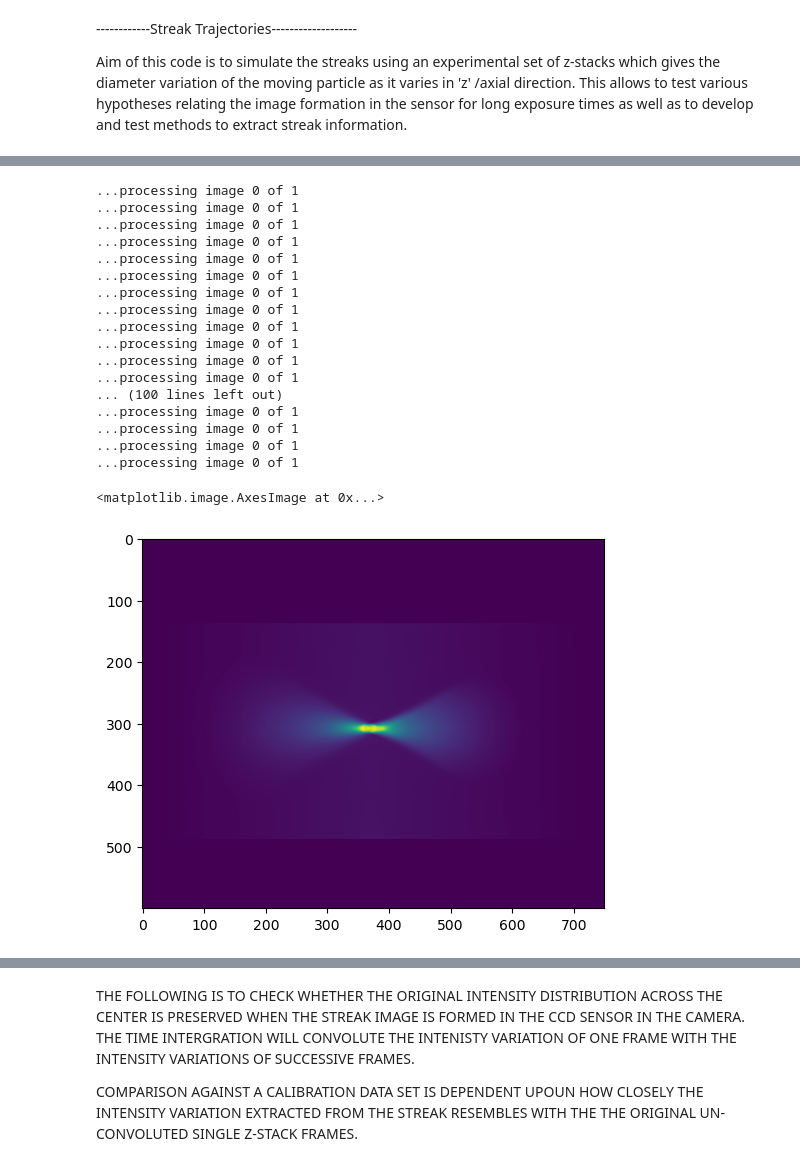
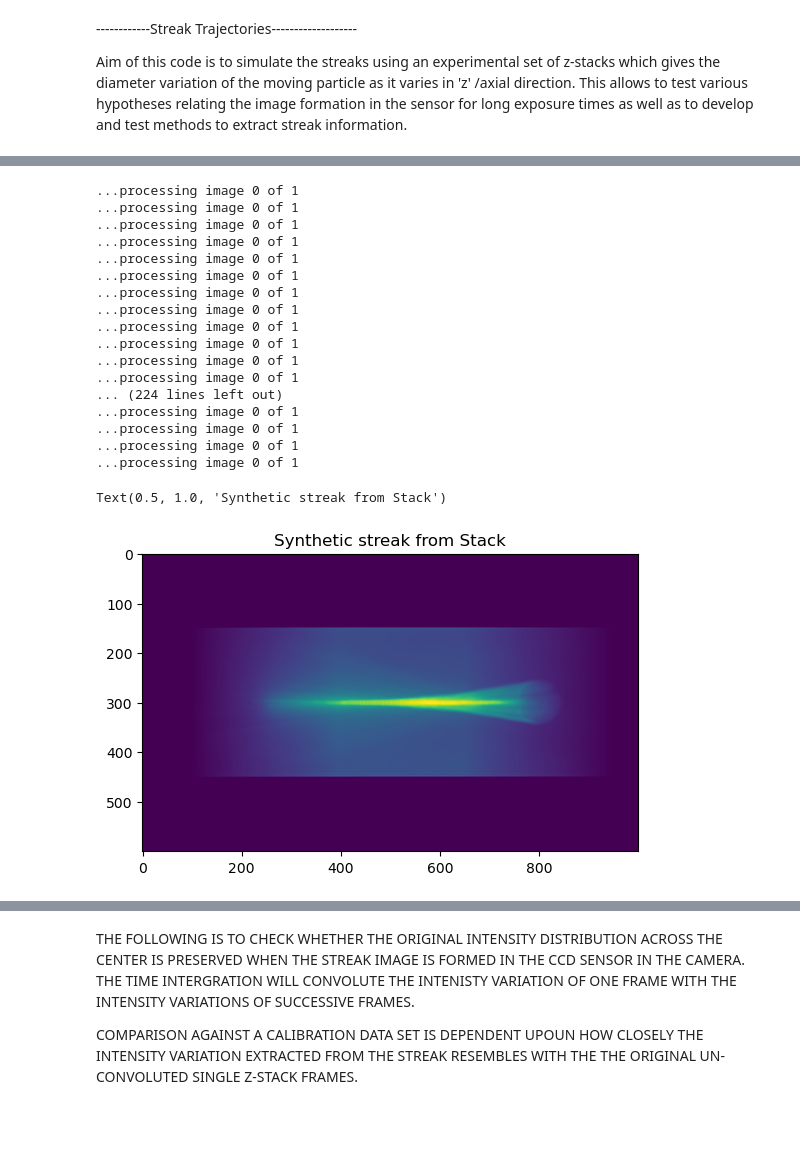
Before and after one commit to pamud-akalanka/FSVPy, a Jupyter notebook: SyntheticStreaks/trajectories.ipynb, the cells around one changed output, grey strips where cells are left out. Drawn from its saved outputs; the diff is of its cells as text; code cells hidden in the pictures; blank space fills up the shorter version.

Commit message:
synthetic_streaks

```diff
--- a/SyntheticStreaks/trajectories.ipynb
+++ b/SyntheticStreaks/trajectories.ipynb
@@ -53,7 +51,7 @@ def plot_frame(frame,xpos,ypos,radius):
     return
 # %%
 #Initialize the grid/coordinate space for the trajectories
-Grid = np.zeros((600,750))
+Grid = np.zeros((600,1000))
 Grid[:,350]= 255; Grid[300,:]=255
 #display the array as an image using imshow, showing the center of the image
 # %%
@@ -121,0 +85,10 @@ def morphimage(img,showplot):
+# %%
+adjusted_frames=[]
+for i, frame in enumerate(img):
+
+    #crop image and resize
+    centerx, centery = Get_Center(img,i,i + 1,False) #for cropping purposes
+    img2 = Image.fromarray(img[i])
+    img2  = img2.crop((int(centerx-150),int(centery-150),int(centerx+150),int(centery+150))) #left, top, right, bottom
+    n_img = img2.resize((dimy,dimx))
+    adjusted_frames.append(np.asarray(n_img))
@@ -121,0 +117,4 @@ def morphimage(img,showplot):
+# %%
+test =225
+centerx, centery = Get_Center(adjusted_frames,test,test + 1,True)
+print(centerx); print(centery)
@@ -122,29 +126,18 @@ def morphimage(img,showplot):
 # %%
-required = 15 # frame numnber for required iintensity profile
+required = 55 # frame numnber for required iintensity profile
 profile =[]; saved_scenterx=[]; saved_scentery=[]; saved_frame=[];
 
-for i, frame in enumerate(img):
-    img2 = Image.fromarray(frame)
-    width, height = img2.size
-    n_img = img2.resize((dim,dim))
+for i, frame in enumerate(adjusted_frames):
 
-    centerx, centery = Get_Center(15,15 + 1,False); # see how the contour fits to the raw image #THIS IS TO JUST GET THE CENTERLINE COORDS; NO NEED TO ENUMERATE
-    #plt.imshow(img)
+    centerx, centery = Get_Center(adjusted_frames,i,i + 1,False);
 
     #place the de-scaled images progressively along the path in the Grid
-    n_img = np.asarray(n_img)
 
-    #morphed_img, thresh = morphimage(n_img,False)
-    morphed_img = n_img
 
-    #recalculate center for scled images
-    #if i==0 :
-    scenterx = (centerx[0]/width)*dim
-    scentery = (centery[0]/height)*dim
+    scenterx = centerx[0].astype(int)
+    scentery = centery[0].astype(int)
 
-    scenterx = scenterx.astype(int)
-    scentery = scentery.astype(int)
-
+    morphed_img = frame
     #if i == required:
     profile = morphed_img[scenterx,:] # save the intensity profile for latter comparison
     #plt.imshow(morphed_img)
@@ -153,7 +146,7 @@ for i, frame in enumerate(img):
     saved_frame.append(morphed_img)
 
     vector = np.vectorize(np.int_)
-    Grid[(int((Grid.shape[0]/2))-(scenterx)):(int((Grid.shape[0]/2))+(dim-scenterx)),(550-scentery-int((i)*sample_distance)):(550-scentery+dim-int((i)*sample_distance))] += vector(morphed_img)
+    Grid[(int((Grid.shape[0]/2))-(scenterx)):(int((Grid.shape[0]/2))+(dimx-scenterx)),(800-scentery-int((i)*sd)):(800-scentery+dimy-int((i)*sd))] += vector(morphed_img)
 # %% [output]
 ...processing image 0 of 1
 ...processing image 0 of 1
@@ -167,7 +160,7 @@ for i, frame in enumerate(img):
 ...processing image 0 of 1
 ...processing image 0 of 1
 ...processing image 0 of 1
-... (100 lines left out)
+... (224 lines left out)
 ...processing image 0 of 1
 ...processing image 0 of 1
 ...processing image 0 of 1
@@ -175,10 +168,11 @@ for i, frame in enumerate(img):
 # %%
 
 #Grid[(300-scenterx[0]):(300+dim-scenterx[0]),(400-scentery[0]):(400-scentery[0]+dim)] += n_img
-plt.imshow(Grid, interpolation='sinc')
+plt.imshow(Grid, interpolation='sinc', cmap='viridis')
+plt.title('Synthetic streak from Stack')
 # %% [output]
-<matplotlib.image.AxesImage at 0x...>
+Text(0.5, 1.0, 'Synthetic streak from Stack')
-[figure, old version]
+[figure, new version]
 # %%
 #Give an image interpolation to smoothen out the frames
 
```
Also changed, not shown: parts of 11 cells of this notebook, 2 other files.
